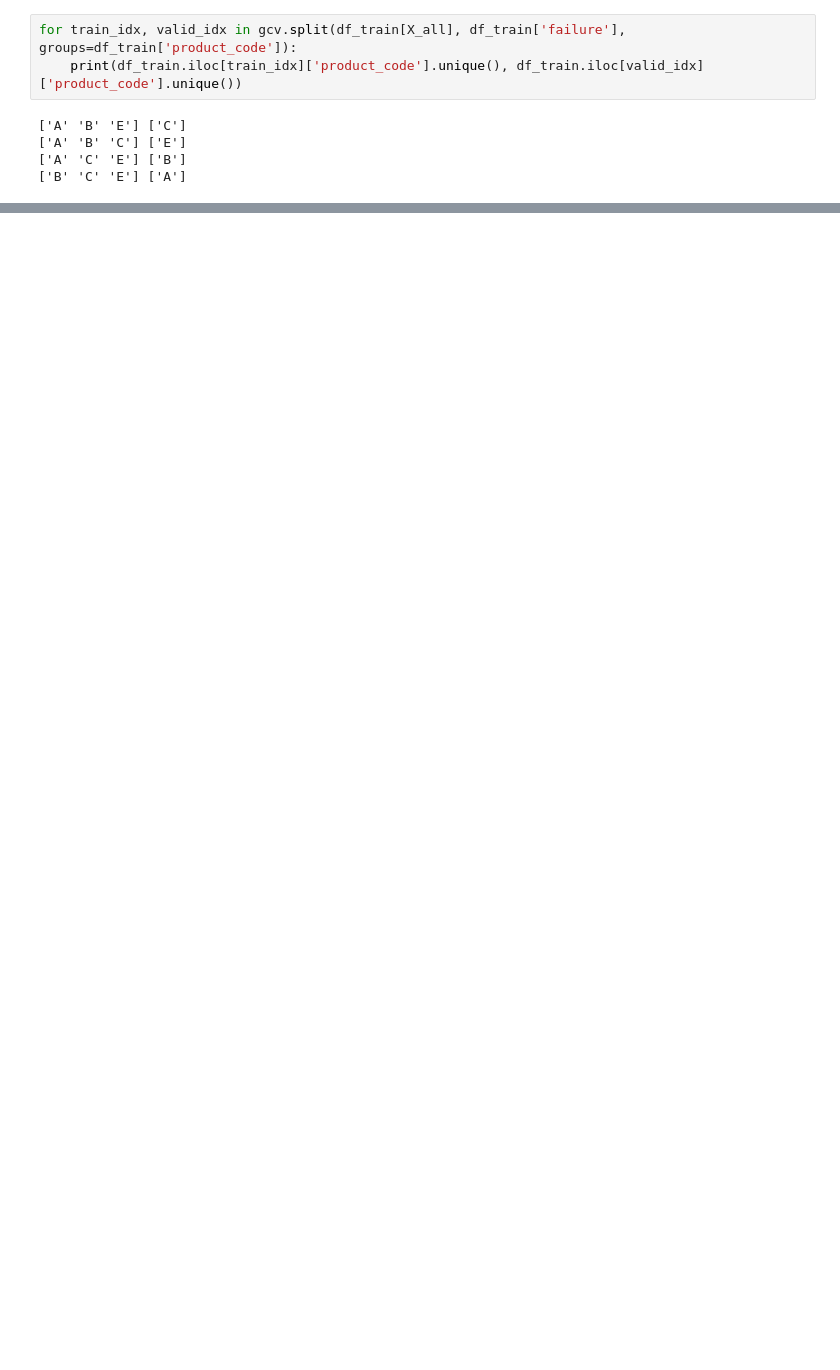
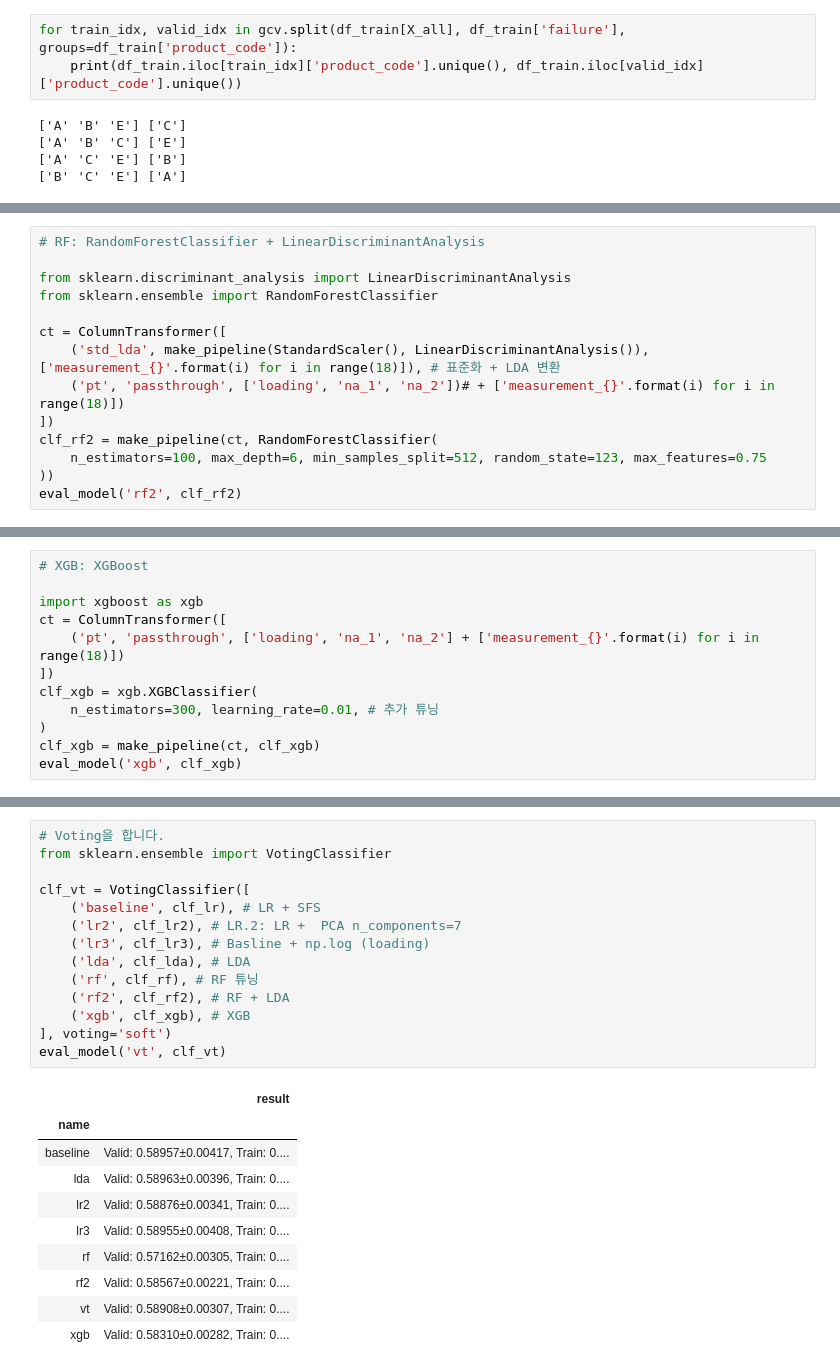
Before and after one commit to sunkusun9/DS_lv3_2408, a Jupyter notebook: sec_ds_lv3_prob1_kaggle.ipynb, the cells around one changed output, grey strips where cells are left out. Drawn from its saved outputs; the diff is of its cells as text; blank space fills up the shorter version.

```diff
--- a/sec_ds_lv3_prob1_kaggle.ipynb
+++ b/sec_ds_lv3_prob1_kaggle.ipynb
@@ -156,0 +372,14 @@ cross_validate(
+# %%
+# RF: RandomForestClassifier + LinearDiscriminantAnalysis
+
+from sklearn.discriminant_analysis import LinearDiscriminantAnalysis
+from sklearn.ensemble import RandomForestClassifier
+
+ct = ColumnTransformer([
+    ('std_lda', make_pipeline(StandardScaler(), LinearDiscriminantAnalysis()), ['measurement_{}'.format(i) for i in range(18)]), # 표준화 + LDA 변환
+    ('pt', 'passthrough', ['loading', 'na_1', 'na_2'])# + ['measurement_{}'.format(i) for i in range(18)])
+])
+clf_rf2 = make_pipeline(ct, RandomForestClassifier(
+    n_estimators=100, max_depth=6, min_samples_split=512, random_state=123, max_features=0.75
+))
+eval_model('rf2', clf_rf2)
@@ -156,0 +395,12 @@ cross_validate(
+# %%
+# XGB: XGBoost
+
+import xgboost as xgb
+ct = ColumnTransformer([
+    ('pt', 'passthrough', ['loading', 'na_1', 'na_2'] + ['measurement_{}'.format(i) for i in range(18)])
+])
+clf_xgb = xgb.XGBClassifier(
+    n_estimators=300, learning_rate=0.01, # 추가 튜닝
+)
+clf_xgb = make_pipeline(ct, clf_xgb)
+eval_model('xgb', clf_xgb)
@@ -156,0 +417,25 @@ cross_validate(
+# %%
+# Voting을 합니다.
+from sklearn.ensemble import VotingClassifier
+
+clf_vt = VotingClassifier([
+    ('baseline', clf_lr), # LR + SFS
+    ('lr2', clf_lr2), # LR.2: LR +  PCA n_components=7
+    ('lr3', clf_lr3), # Basline + np.log (loading)
+    ('lda', clf_lda), # LDA
+    ('rf', clf_rf), # RF 튜닝
+    ('rf2', clf_rf2), # RF + LDA
+    ('xgb', clf_xgb), # XGB
+], voting='soft')
+eval_model('vt', clf_vt)
+# %% [output]
+|  | result |
+| name |  |
+| baseline | Valid: 0.58957±0.00417, Train: 0.... |
+| lda | Valid: 0.58963±0.00396, Train: 0.... |
+| lr2 | Valid: 0.58876±0.00341, Train: 0.... |
+| lr3 | Valid: 0.58955±0.00408, Train: 0.... |
+| rf | Valid: 0.57162±0.00305, Train: 0.... |
+| rf2 | Valid: 0.58567±0.00221, Train: 0.... |
+| vt | Valid: 0.58908±0.00307, Train: 0.... |
+| xgb | Valid: 0.58310±0.00282, Train: 0.... |
```
Also changed, not shown: parts of 36 cells of this notebook.
